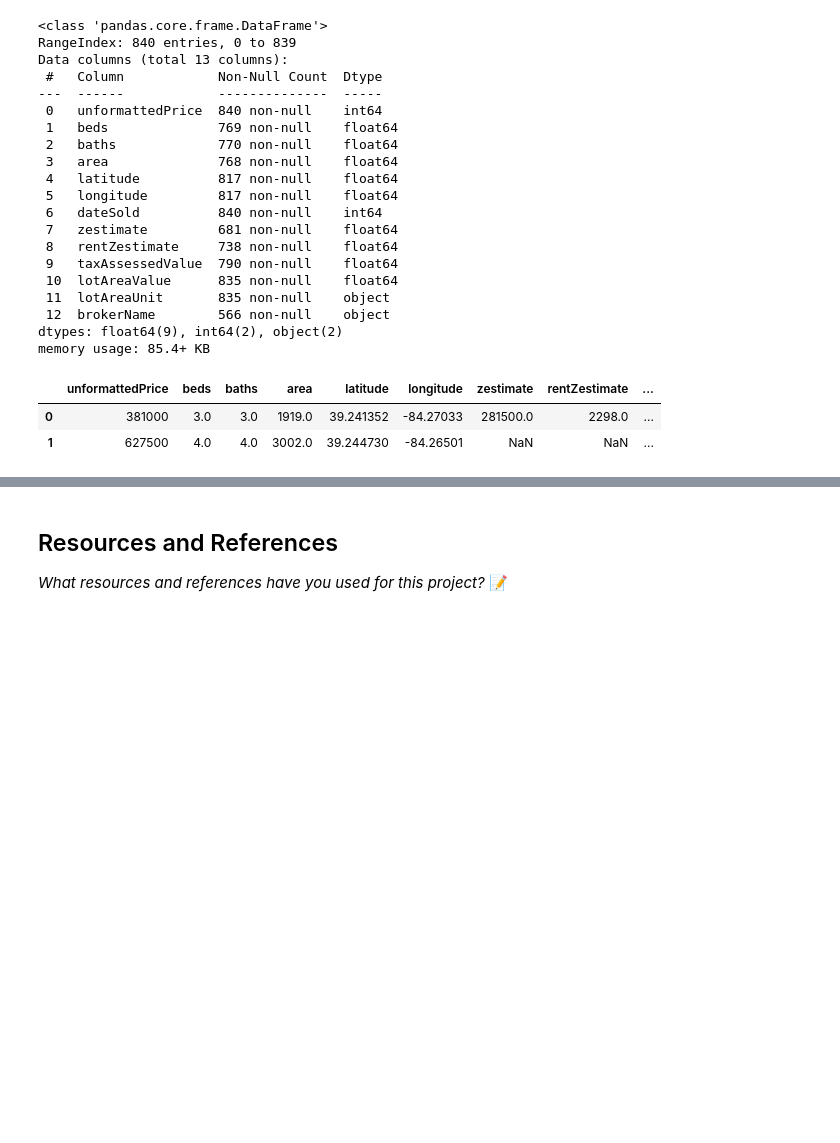
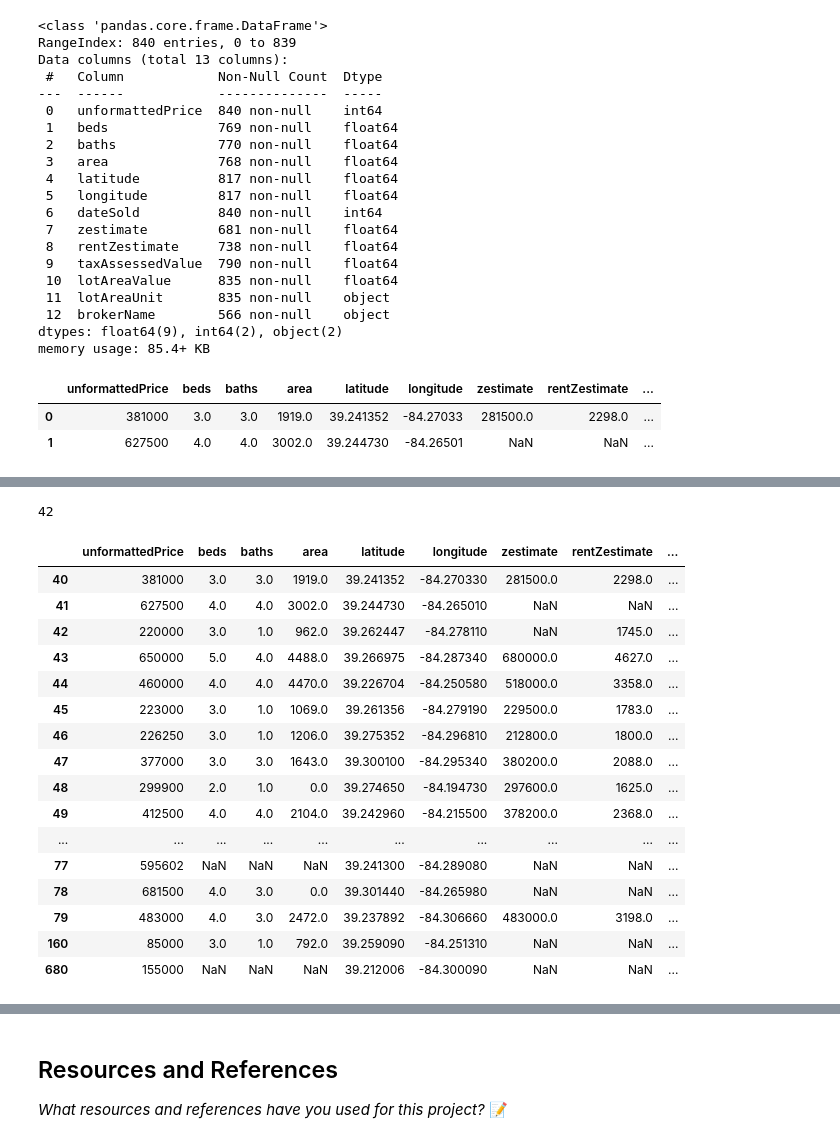
Before and after one commit to JoshAnness/Loveland-Housing-Model, a Jupyter notebook: LovelandHousing.ipynb, the cells around one changed output, grey strips where cells are left out. Drawn from its saved outputs; the diff is of its cells as text; code cells hidden in the pictures; blank space fills up the shorter version.

```diff
--- a/LovelandHousing.ipynb
+++ b/LovelandHousing.ipynb
@@ -238,0 +283,26 @@ houses.head(2)
+# %%
+# Check for duplicates
+houses.duplicated().sum()
+# %% [output]
+42
+# %%
+# Looks like there are duplicates, some of the initial houses were repeated
+houses[houses.duplicated()]
+# %% [output]
+|  | unformattedPrice | beds | baths | area | latitude | longitude | zestimate | rentZestimate | ... |
+| 40 | 381000 | 3.0 | 3.0 | 1919.0 | 39.241352 | -84.270330 | 281500.0 | 2298.0 | ... |
+| 41 | 627500 | 4.0 | 4.0 | 3002.0 | 39.244730 | -84.265010 | NaN | NaN | ... |
+| 42 | 220000 | 3.0 | 1.0 | 962.0 | 39.262447 | -84.278110 | NaN | 1745.0 | ... |
+| 43 | 650000 | 5.0 | 4.0 | 4488.0 | 39.266975 | -84.287340 | 680000.0 | 4627.0 | ... |
+| 44 | 460000 | 4.0 | 4.0 | 4470.0 | 39.226704 | -84.250580 | 518000.0 | 3358.0 | ... |
+| 45 | 223000 | 3.0 | 1.0 | 1069.0 | 39.261356 | -84.279190 | 229500.0 | 1783.0 | ... |
+| 46 | 226250 | 3.0 | 1.0 | 1206.0 | 39.275352 | -84.296810 | 212800.0 | 1800.0 | ... |
+| 47 | 377000 | 3.0 | 3.0 | 1643.0 | 39.300100 | -84.295340 | 380200.0 | 2088.0 | ... |
+| 48 | 299900 | 2.0 | 1.0 | 0.0 | 39.274650 | -84.194730 | 297600.0 | 1625.0 | ... |
+| 49 | 412500 | 4.0 | 4.0 | 2104.0 | 39.242960 | -84.215500 | 378200.0 | 2368.0 | ... |
+| ... | ... | ... | ... | ... | ... | ... | ... | ... | ... |
+| 77 | 595602 | NaN | NaN | NaN | 39.241300 | -84.289080 | NaN | NaN | ... |
+| 78 | 681500 | 4.0 | 3.0 | 0.0 | 39.301440 | -84.265980 | NaN | NaN | ... |
+| 79 | 483000 | 4.0 | 3.0 | 2472.0 | 39.237892 | -84.306660 | 483000.0 | 3198.0 | ... |
+| 160 | 85000 | 3.0 | 1.0 | 792.0 | 39.259090 | -84.251310 | NaN | NaN | ... |
+| 680 | 155000 | NaN | NaN | NaN | 39.212006 | -84.300090 | NaN | NaN | ... |
```
Also changed, not shown: parts of 9 cells of this notebook, 2 other files.
